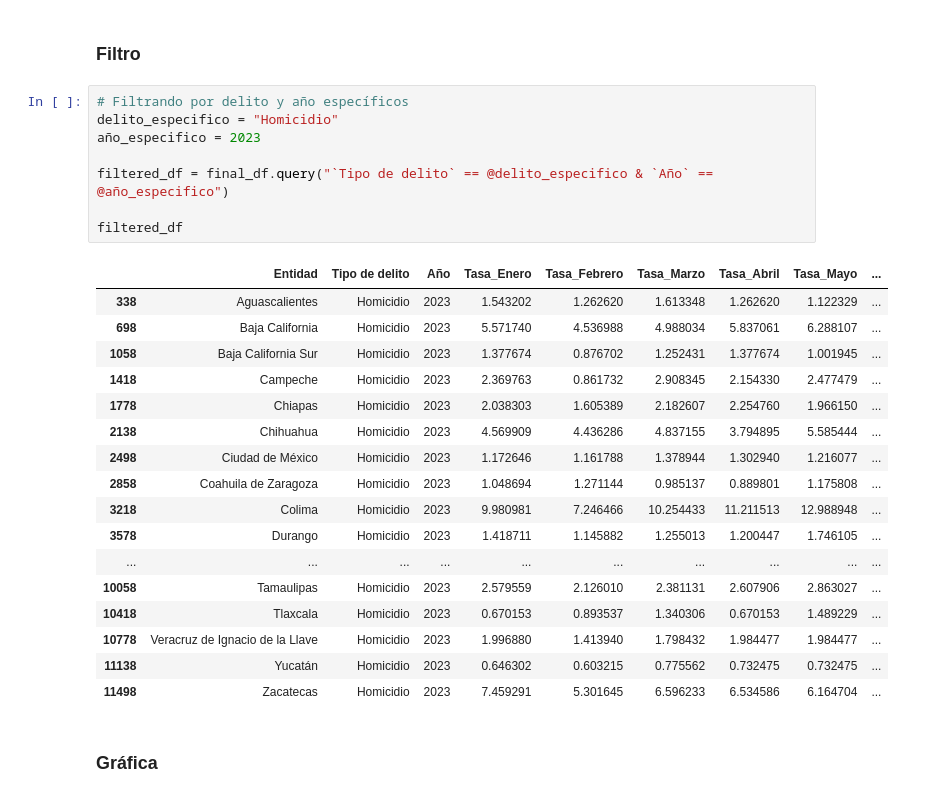
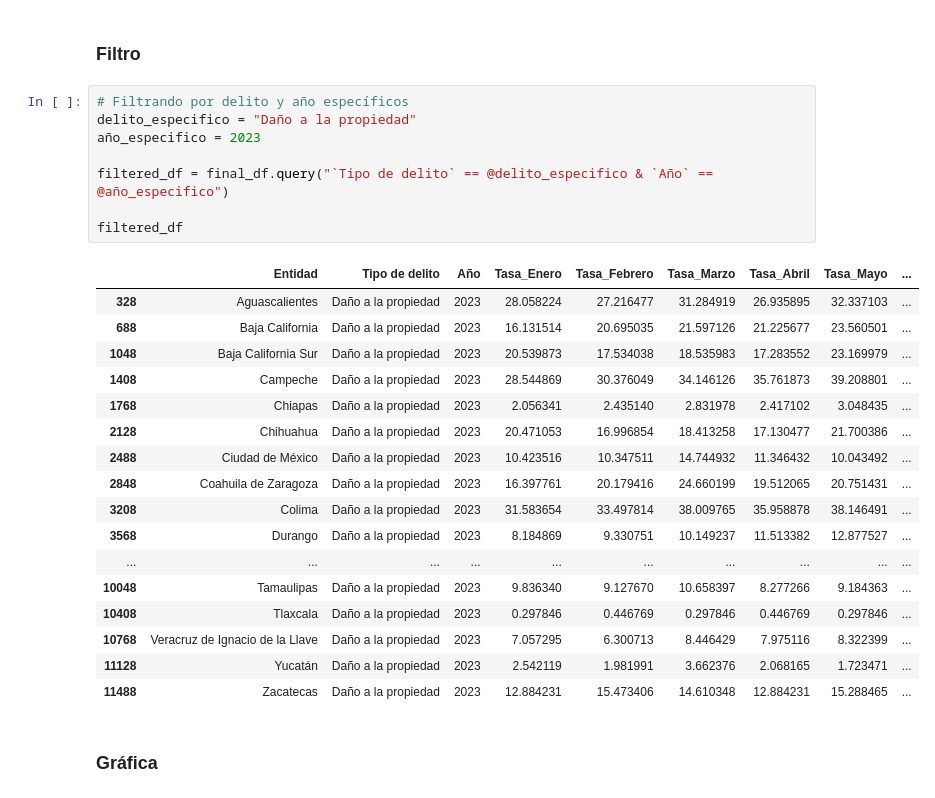
Before and after one commit to artiherrera/Mexico-Crime-Data-Analysis, a Jupyter notebook: notebooks/1.0-transformacion-visualizacion.ipynb, the cells around one changed output. Saved outputs shown, nothing was run; the diff lists cells and outputs as text.

```diff
--- a/notebooks/1.0-transformacion-visualizacion.ipynb
+++ b/notebooks/1.0-transformacion-visualizacion.ipynb
@@ -93,30 +93,30 @@ final_df = pd.merge(tasa_delitos_final_df, mexico_geo_df, left_on='Entidad', rig
 ### Filtro
 # %%
 # Filtrando por delito y año específicos
-delito_especifico = "Homicidio"
+delito_especifico = "Daño a la propiedad"
 año_especifico = 2023
 
 filtered_df = final_df.query("`Tipo de delito` == @delito_especifico & `Año` == @año_especifico")
 
 filtered_df
 # %% [output]
 |  | Entidad | Tipo de delito | Año | Tasa_Enero | Tasa_Febrero | Tasa_Marzo | Tasa_Abril | Tasa_Mayo | ... |
-| 338 | Aguascalientes | Homicidio | 2023 | 1.543202 | 1.262620 | 1.613348 | 1.262620 | 1.122329 | ... |
-| 698 | Baja California | Homicidio | 2023 | 5.571740 | 4.536988 | 4.988034 | 5.837061 | 6.288107 | ... |
-| 1058 | Baja California Sur | Homicidio | 2023 | 1.377674 | 0.876702 | 1.252431 | 1.377674 | 1.001945 | ... |
-| 1418 | Campeche | Homicidio | 2023 | 2.369763 | 0.861732 | 2.908345 | 2.154330 | 2.477479 | ... |
-| 1778 | Chiapas | Homicidio | 2023 | 2.038303 | 1.605389 | 2.182607 | 2.254760 | 1.966150 | ... |
-| 2138 | Chihuahua | Homicidio | 2023 | 4.569909 | 4.436286 | 4.837155 | 3.794895 | 5.585444 | ... |
-| 2498 | Ciudad de México | Homicidio | 2023 | 1.172646 | 1.161788 | 1.378944 | 1.302940 | 1.216077 | ... |
-| 2858 | Coahuila de Zaragoza | Homicidio | 2023 | 1.048694 | 1.271144 | 0.985137 | 0.889801 | 1.175808 | ... |
-| 3218 | Colima | Homicidio | 2023 | 9.980981 | 7.246466 | 10.254433 | 11.211513 | 12.988948 | ... |
-| 3578 | Durango | Homicidio | 2023 | 1.418711 | 1.145882 | 1.255013 | 1.200447 | 1.746105 | ... |
+| 328 | Aguascalientes | Daño a la propiedad | 2023 | 28.058224 | 27.216477 | 31.284919 | 26.935895 | 32.337103 | ... |
+| 688 | Baja California | Daño a la propiedad | 2023 | 16.131514 | 20.695035 | 21.597126 | 21.225677 | 23.560501 | ... |
+| 1048 | Baja California Sur | Daño a la propiedad | 2023 | 20.539873 | 17.534038 | 18.535983 | 17.283552 | 23.169979 | ... |
+| 1408 | Campeche | Daño a la propiedad | 2023 | 28.544869 | 30.376049 | 34.146126 | 35.761873 | 39.208801 | ... |
+| 1768 | Chiapas | Daño a la propiedad | 2023 | 2.056341 | 2.435140 | 2.831978 | 2.417102 | 3.048435 | ... |
+| 2128 | Chihuahua | Daño a la propiedad | 2023 | 20.471053 | 16.996854 | 18.413258 | 17.130477 | 21.700386 | ... |
+| 2488 | Ciudad de México | Daño a la propiedad | 2023 | 10.423516 | 10.347511 | 14.744932 | 11.346432 | 10.043492 | ... |
+| 2848 | Coahuila de Zaragoza | Daño a la propiedad | 2023 | 16.397761 | 20.179416 | 24.660199 | 19.512065 | 20.751431 | ... |
+| 3208 | Colima | Daño a la propiedad | 2023 | 31.583654 | 33.497814 | 38.009765 | 35.958878 | 38.146491 | ... |
+| 3568 | Durango | Daño a la propiedad | 2023 | 8.184869 | 9.330751 | 10.149237 | 11.513382 | 12.877527 | ... |
 | ... | ... | ... | ... | ... | ... | ... | ... | ... | ... |
-| 10058 | Tamaulipas | Homicidio | 2023 | 2.579559 | 2.126010 | 2.381131 | 2.607906 | 2.863027 | ... |
-| 10418 | Tlaxcala | Homicidio | 2023 | 0.670153 | 0.893537 | 1.340306 | 0.670153 | 1.489229 | ... |
-| 10778 | Veracruz de Ignacio de la Llave | Homicidio | 2023 | 1.996880 | 1.413940 | 1.798432 | 1.984477 | 1.984477 | ... |
-| 11138 | Yucatán | Homicidio | 2023 | 0.646302 | 0.603215 | 0.775562 | 0.732475 | 0.732475 | ... |
-| 11498 | Zacatecas | Homicidio | 2023 | 7.459291 | 5.301645 | 6.596233 | 6.534586 | 6.164704 | ... |
+| 10048 | Tamaulipas | Daño a la propiedad | 2023 | 9.836340 | 9.127670 | 10.658397 | 8.277266 | 9.184363 | ... |
+| 10408 | Tlaxcala | Daño a la propiedad | 2023 | 0.297846 | 0.446769 | 0.297846 | 0.446769 | 0.297846 | ... |
+| 10768 | Veracruz de Ignacio de la Llave | Daño a la propiedad | 2023 | 7.057295 | 6.300713 | 8.446429 | 7.975116 | 8.322399 | ... |
+| 11128 | Yucatán | Daño a la propiedad | 2023 | 2.542119 | 1.981991 | 3.662376 | 2.068165 | 1.723471 | ... |
+| 11488 | Zacatecas | Daño a la propiedad | 2023 | 12.884231 | 15.473406 | 14.610348 | 12.884231 | 15.288465 | ... |
 # %% [markdown]
 ### Gráfica
 # %%
```
Also changed, not shown: parts of 4 cells of this notebook.
